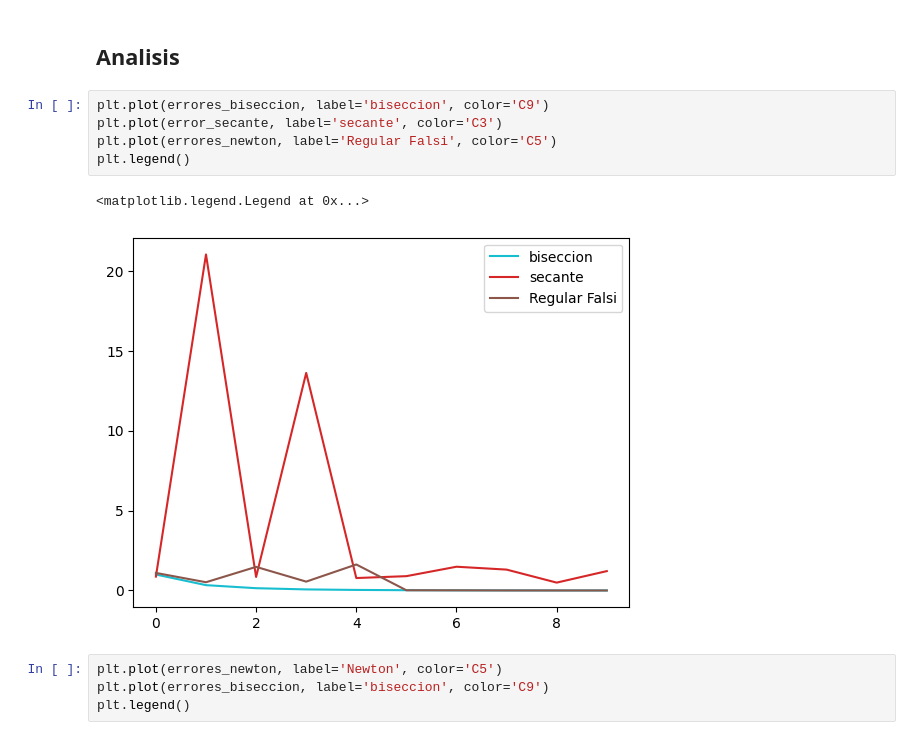
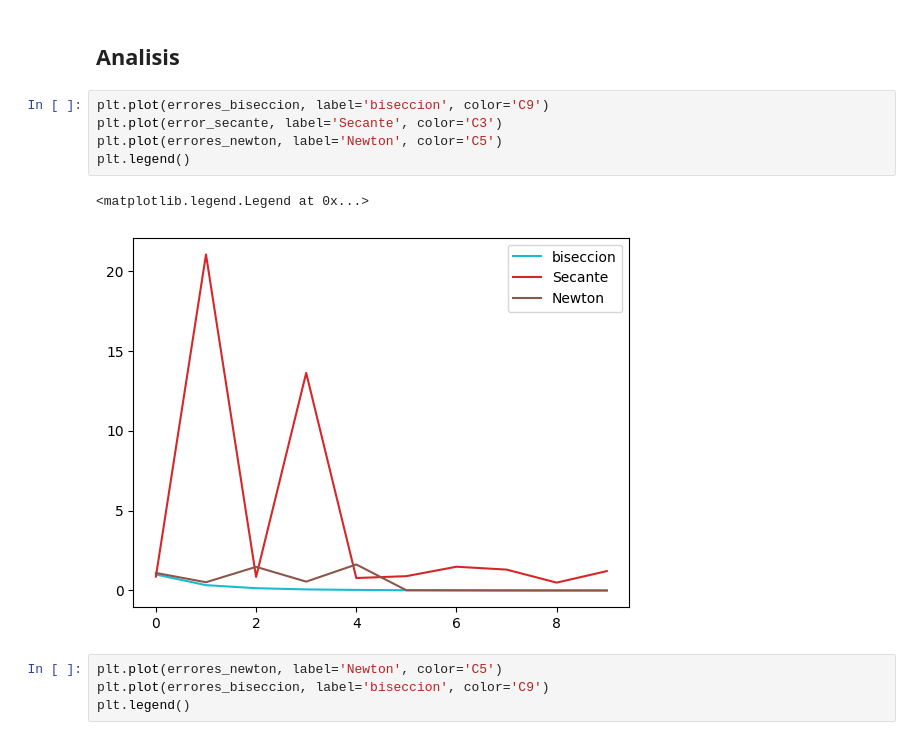
Before and after one commit to LofoMarin/Solu_Compu, a Jupyter notebook: L2 Raices.ipynb, the cells around one changed output. Drawn from its saved outputs; the diff is of its cells as text.

```diff
--- a/L2 Raices.ipynb
+++ b/L2 Raices.ipynb
@@ -180,12 +180,12 @@ Text(0.5, 1.0, 'Errores Bisección')
 ## Analisis
 # %%
 plt.plot(errores_biseccion, label='biseccion', color='C9')
-plt.plot(error_secante, label='secante', color='C3')
-plt.plot(errores_newton, label='Regular Falsi', color='C5')
+plt.plot(error_secante, label='Secante', color='C3')
+plt.plot(errores_newton, label='Newton', color='C5')
 plt.legend()
 # %% [output]
 <matplotlib.legend.Legend at 0x...>
-[figure, old version]
+[figure, new version]
 # %%
 plt.plot(errores_newton, label='Newton', color='C5')
 plt.plot(errores_biseccion, label='biseccion', color='C9')
```
Also changed, not shown: parts of 2 cells of this notebook, 1 other file.
